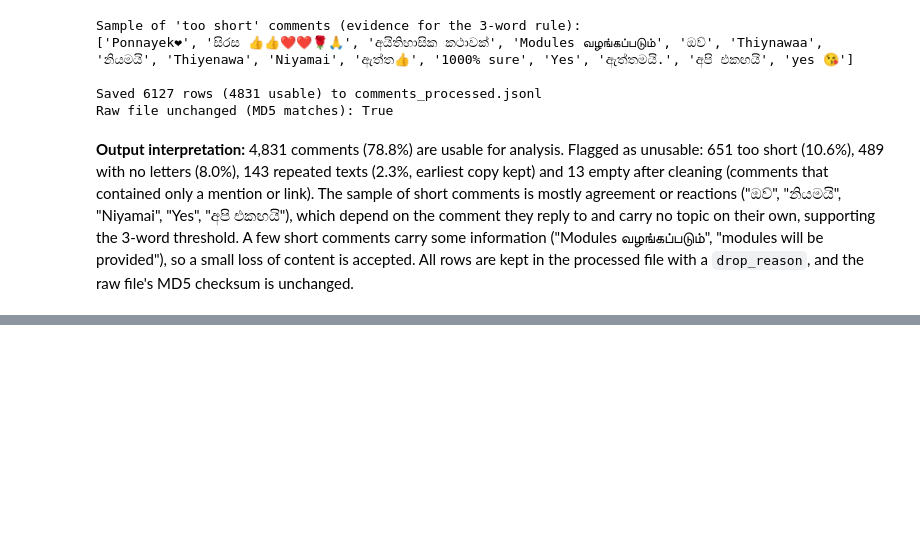
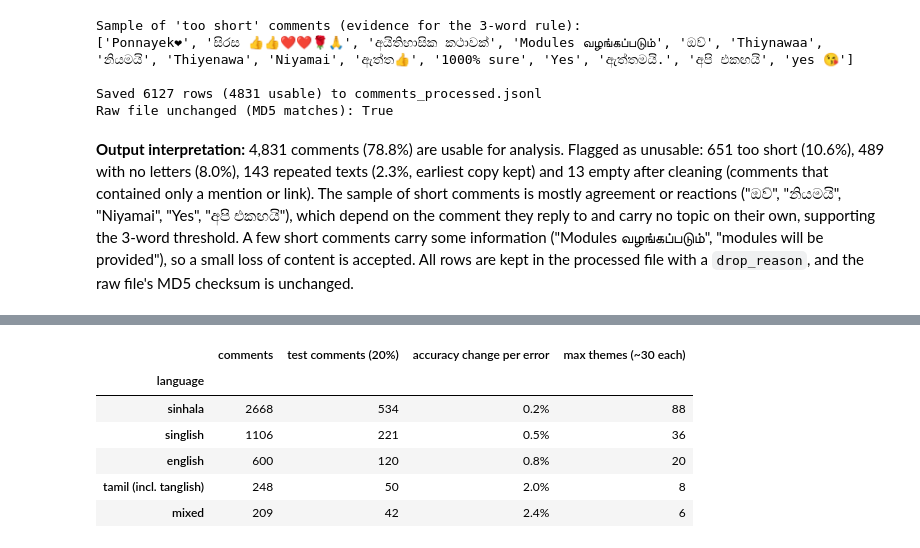
Before and after one commit to SiyumiJayawardhane/sl-edu-reform-voices, a Jupyter notebook: Solution_2410215.ipynb, the cells around one changed output, grey strips where cells are left out. Cells and saved outputs as stored; diff of their text form; code cells hidden in the pictures; blank space fills up the shorter version.

```diff
--- a/Solution_2410215.ipynb
+++ b/Solution_2410215.ipynb
@@ -1140,0 +1448,15 @@ Raw file unchanged (MD5 matches): True
+# %%
+groups = use["language"].replace({"tanglish": "tamil (incl. tanglish)",
+                                  "tamil": "tamil (incl. tanglish)"}).value_counts().to_frame("comments")
+groups["test comments (20%)"] = (groups["comments"] * 0.2).round().astype(int)
+groups["accuracy change per error"] = (100 / groups["test comments (20%)"]).round(1).astype(str) + "%"
+groups["max themes (~30 each)"] = groups["comments"] // 30
+groups
+# %% [output]
+|  | comments | test comments (20%) | accuracy change per error | max themes (~30 each) |
+| language |  |  |  |  |
+| sinhala | 2668 | 534 | 0.2% | 88 |
+| singlish | 1106 | 221 | 0.5% | 36 |
+| english | 600 | 120 | 0.8% | 20 |
+| tamil (incl. tanglish) | 248 | 50 | 2.0% | 8 |
+| mixed | 209 | 42 | 2.4% | 6 |
```
Also changed, not shown: parts of 76 cells of this notebook.
